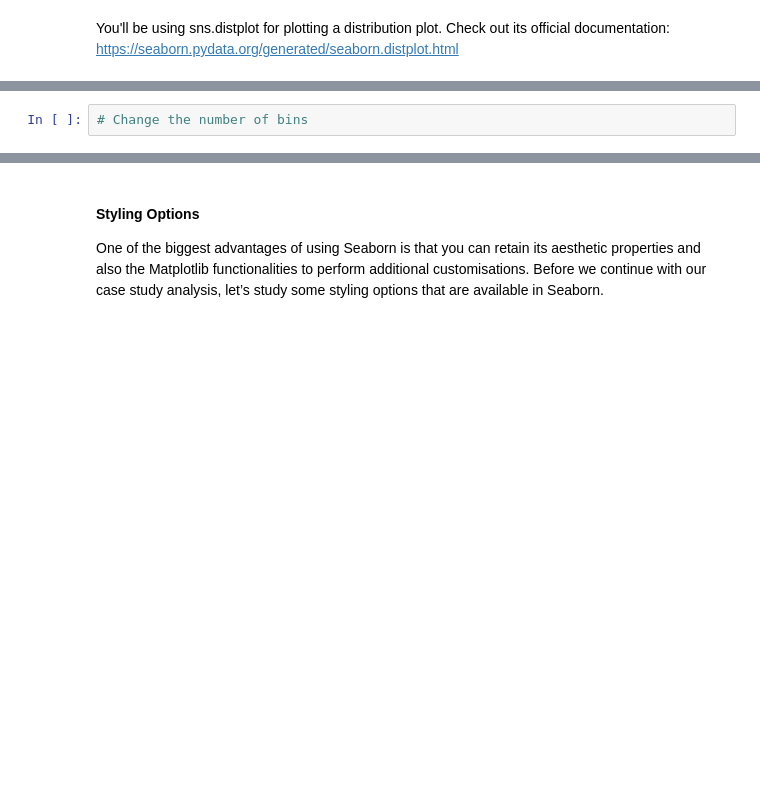
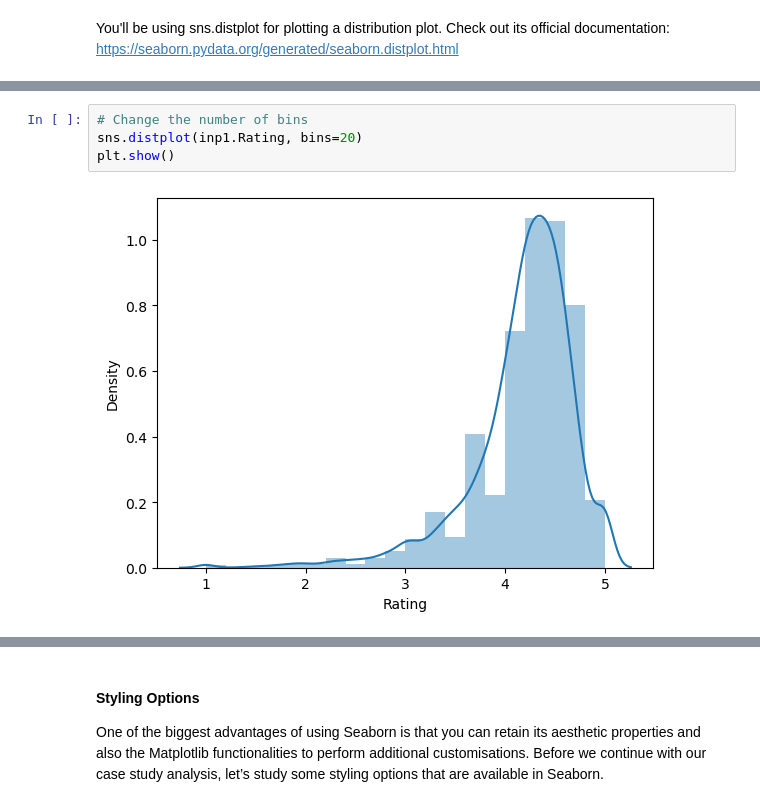
Before and after one commit to PrakNew/UpGrad, a Jupyter notebook: Data Visualisation/Case Study/Case Study Notebook/Data Visualisation in Python - Case Study.ipynb, the cells around one changed output, grey strips where cells are left out. Saved outputs shown, nothing was run; the diff lists cells and outputs as text; blank space fills up the shorter version.

```diff
--- a/Data Visualisation/Case Study/Case Study Notebook/Data Visualisation in Python - Case Study.ipynb
+++ b/Data Visualisation/Case Study/Case Study Notebook/Data Visualisation in Python - Case Study.ipynb
@@ -573,4 +588,8 @@ You'll be using sns.distplot for plotting a distribution plot. Check out its off
 # %%
 # Change the number of bins
+sns.distplot(inp1.Rating, bins=20)
+plt.show()
+# %% [output]
+[figure, added]
 # %%
 # Change the colour of bins to green
```
Also changed, not shown: parts of 21 cells of this notebook.
